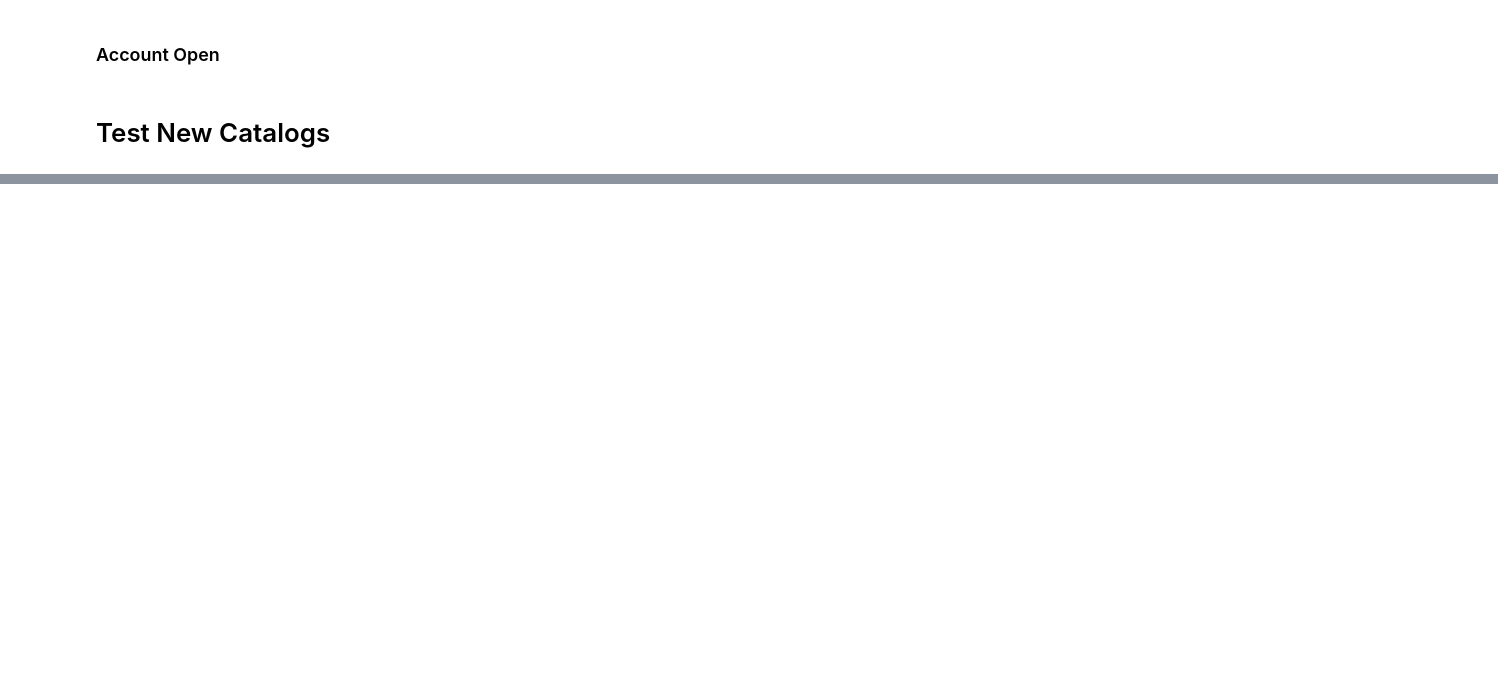
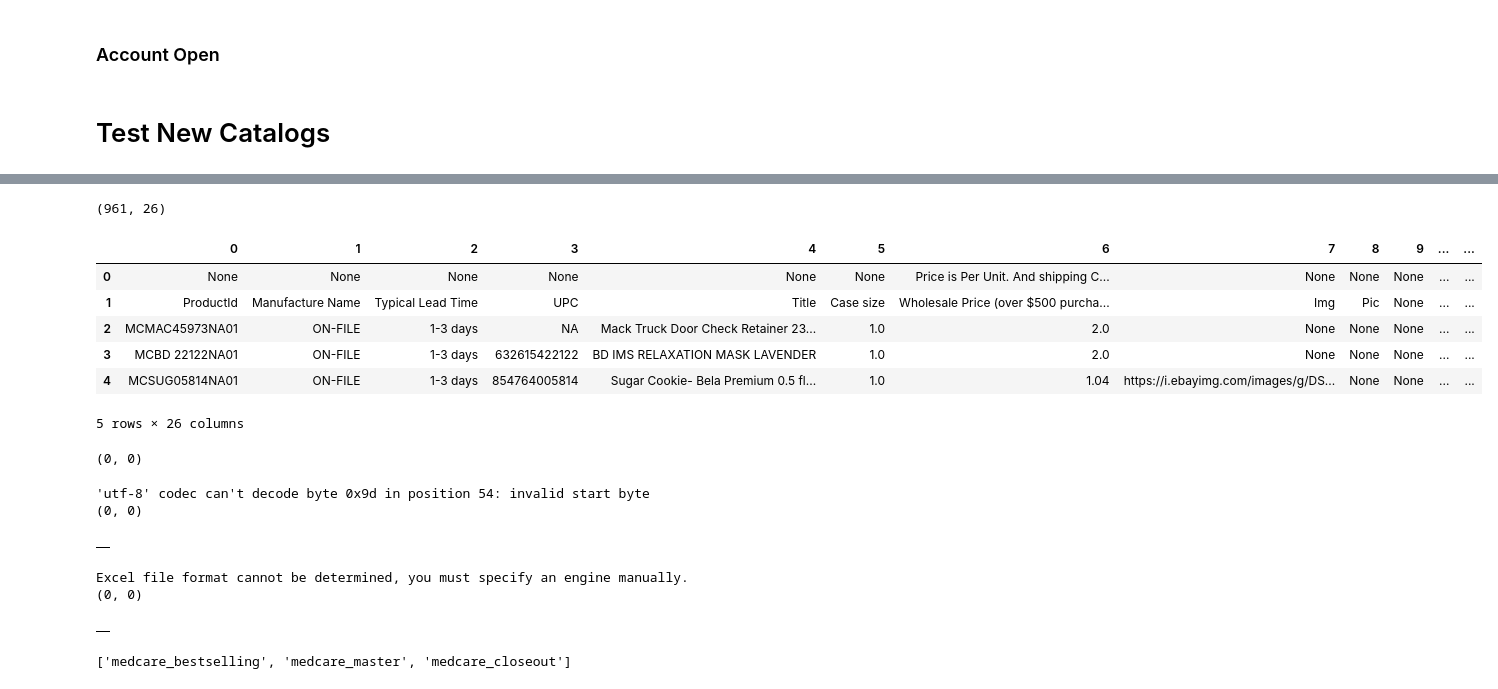
Before and after one commit to faysal887/tricyons-analyser-v2, a Jupyter notebook: auto_catalog_update.ipynb, the cells around one changed output, grey strips where cells are left out. Drawn from its saved outputs; the diff is of its cells as text; code cells hidden in the pictures; blank space fills up the shorter version.

Commit message:
updated medcare catalogs

```diff
--- a/auto_catalog_update.ipynb
+++ b/auto_catalog_update.ipynb
@@ -609,2 +666,4 @@ df.head()
 # %%
 from utils import *
+# %%
+url=close
@@ -611,10 +693,43 @@ from utils import *
+# %%
+df2=get_catalog_google_sheets_2(url, sheet_name='Has UPC')
+print(df2.shape)
+df2.head()
+# %% [output]
+(961, 26)
+|  | 0 | 1 | 2 | 3 | 4 | 5 | 6 | 7 | 8 | 9 | ... | ... |
+| 0 | None | None | None | None | None | None | Price is Per Unit. And shipping C... | None | None | None | ... | ... |
+| 1 | ProductId | Manufacture Name | Typical Lead Time | UPC | Title | Case size | Wholesale Price (over $500 purcha... | Img | Pic | None | ... | ... |
+| 2 | MCMAC45973NA01 | ON-FILE | 1-3 days | NA | Mack Truck Door Check Retainer 23... | 1.0 | 2.0 | None | None | None | ... | ... |
+| 3 | MCBD 22122NA01 | ON-FILE | 1-3 days | 632615422122 | BD IMS RELAXATION MASK LAVENDER | 1.0 | 2.0 | None | None | None | ... | ... |
+| 4 | MCSUG05814NA01 | ON-FILE | 1-3 days | 854764005814 | Sugar Cookie- Bela Premium 0.5 fl... | 1.0 | 1.04 | https://i.ebayimg.com/images/g/DS... | None | None | ... | ... |
+5 rows × 26 columns
+# %%
+df3=get_catalog_google_sheets_3(url)
+df3.shape
+# %% [output]
+(0, 0)
+# %%
+df4=get_catalog_google_sheets_4(url)
+print(df4.shape)
+df4.head()
+# %% [output]
+'utf-8' codec can't decode byte 0x9d in position 54: invalid start byte
+(0, 0)
+|  |
 # %%
 # EpilsonWholesale
-df2=get_catalog_google_sheets_2(url, sheet_name='Sheet1')
-df2=df2.iloc[1:]
-df2=make_first_row_header(df2)
-df2=df2[~df2.ASIN.astype(str).str.contains('--')]
-df2=df2.dropna()
+df2=get_catalog_google_sheets_2(best, sheet_name='Wholesale Best-Selling List')
+# df2=df2.iloc[1:]
+# df2=make_first_row_header(df2)
+# df2=df2[~df2.ASIN.astype(str).str.contains('--')]
+# df2=df2.dropna()
+
+print(df2.shape)
+df2.head()
+# %% [output]
+Excel file format cannot be determined, you must specify an engine manually.
+(0, 0)
+|  |
 # %%
 # GSCommodityTrading
 df1=get_catalog_google_sheets(url).reset_index(drop=True)
@@ -664,3 +779,7 @@ df3.shape
 df4=get_catalog_google_sheets_4(url)
 print(df4.shape)
 df4.head()
+# %%
+[ x.lower() for x in ['Medcare_BestSelling', 'Medcare_MASTER', 'Medcare_CLOSEOUT']]
+# %% [output]
+['medcare_bestselling', 'medcare_master', 'medcare_closeout']
```
Also changed, not shown: parts of 29 cells of this notebook, 1 other file.
